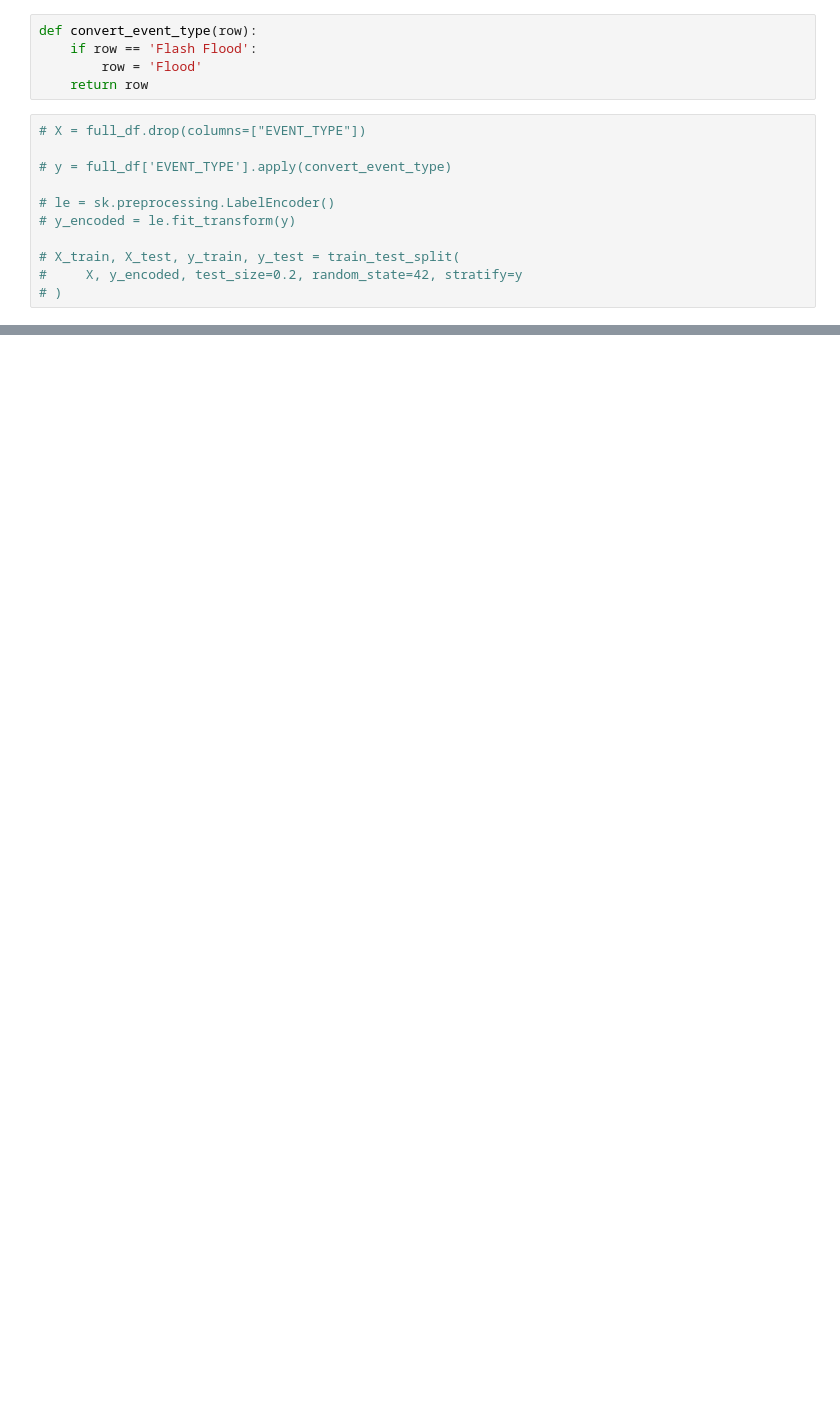
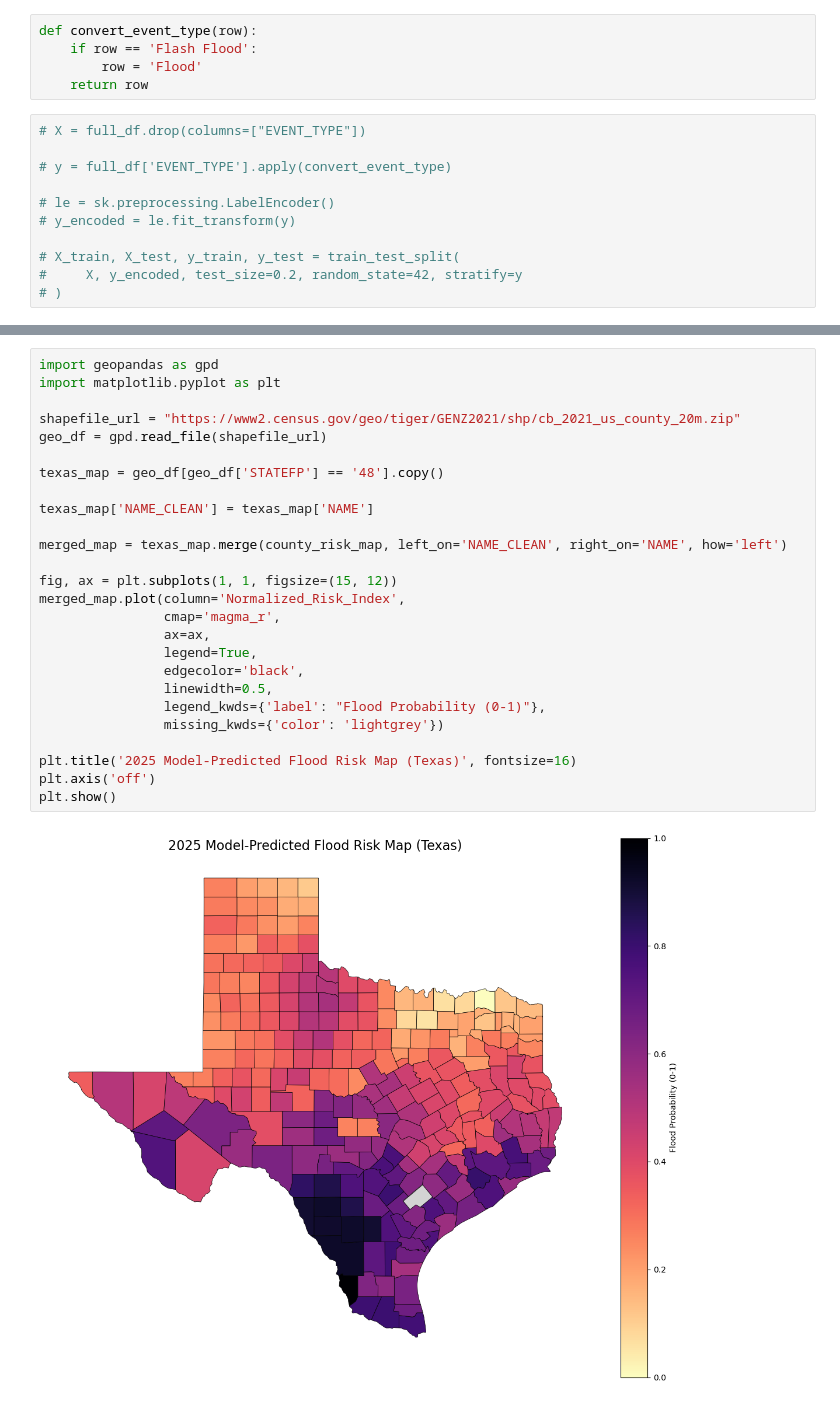
Before and after one commit to AnanthKothuri/GeospatialAIProject, a Jupyter notebook: models/Models.ipynb, the cells around one changed output, grey strips where cells are left out. Saved outputs shown, nothing was run; the diff lists cells and outputs as text; blank space fills up the shorter version.

```diff
--- a/models/Models.ipynb
+++ b/models/Models.ipynb
@@ -388,0 +399,28 @@ Class 1 is: Normal
+# %%
+import geopandas as gpd
+import matplotlib.pyplot as plt
+
+shapefile_url = "https://www2.census.gov/geo/tiger/GENZ2021/shp/cb_2021_us_county_20m.zip"
+geo_df = gpd.read_file(shapefile_url)
+
+texas_map = geo_df[geo_df['STATEFP'] == '48'].copy()
+
+texas_map['NAME_CLEAN'] = texas_map['NAME']
+
+merged_map = texas_map.merge(county_risk_map, left_on='NAME_CLEAN', right_on='NAME', how='left')
+
+fig, ax = plt.subplots(1, 1, figsize=(15, 12))
+merged_map.plot(column='Normalized_Risk_Index',
+                cmap='magma_r',
+                ax=ax,
+                legend=True,
+                edgecolor='black',
+                linewidth=0.5,
+                legend_kwds={'label': "Flood Probability (0-1)"},
+                missing_kwds={'color': 'lightgrey'})
+
+plt.title('2025 Model-Predicted Flood Risk Map (Texas)', fontsize=16)
+plt.axis('off')
+plt.show()
+# %% [output]
+[figure, added]
```
Also changed, not shown: parts of 16 cells of this notebook, 1 other file.
